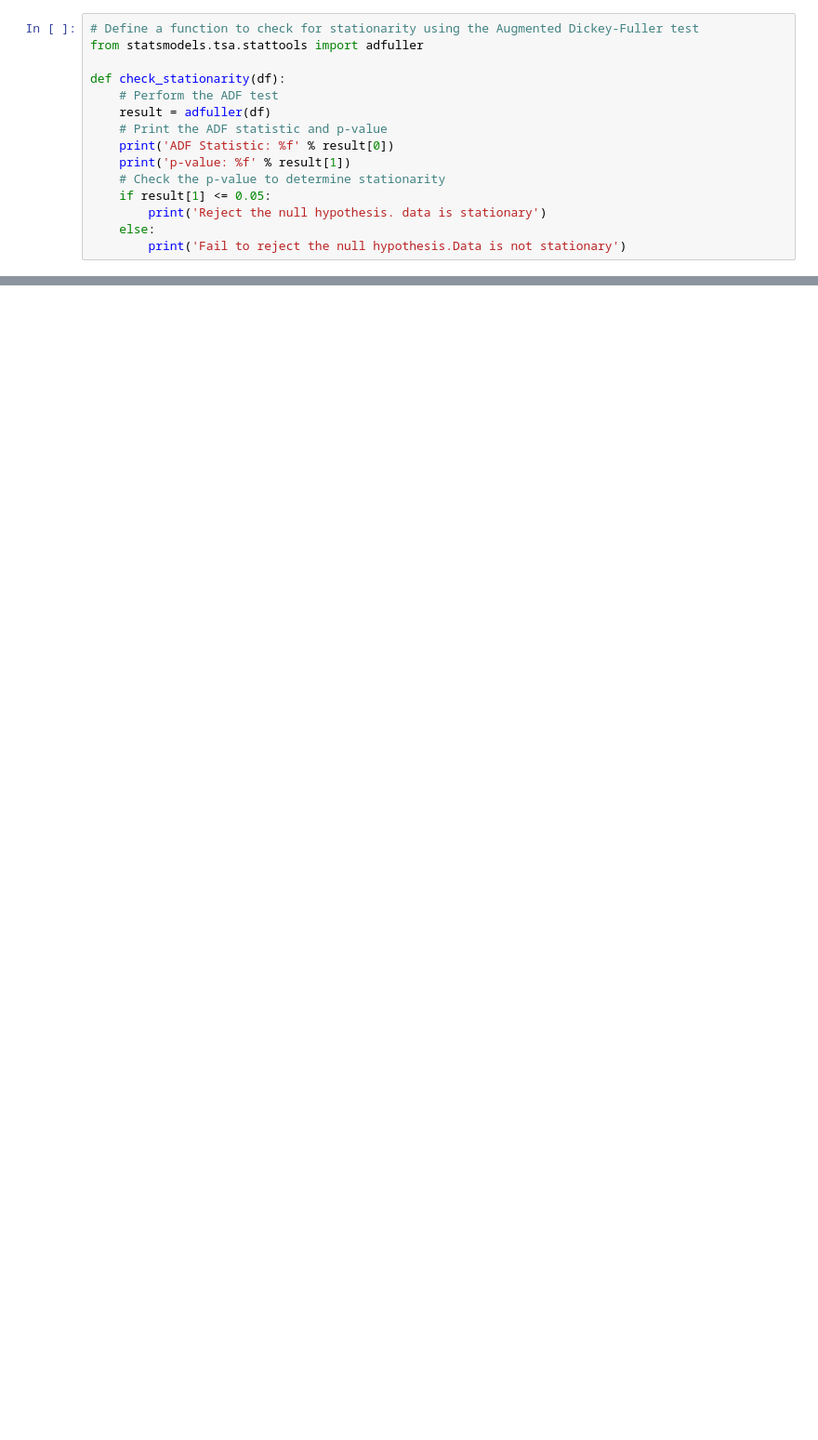
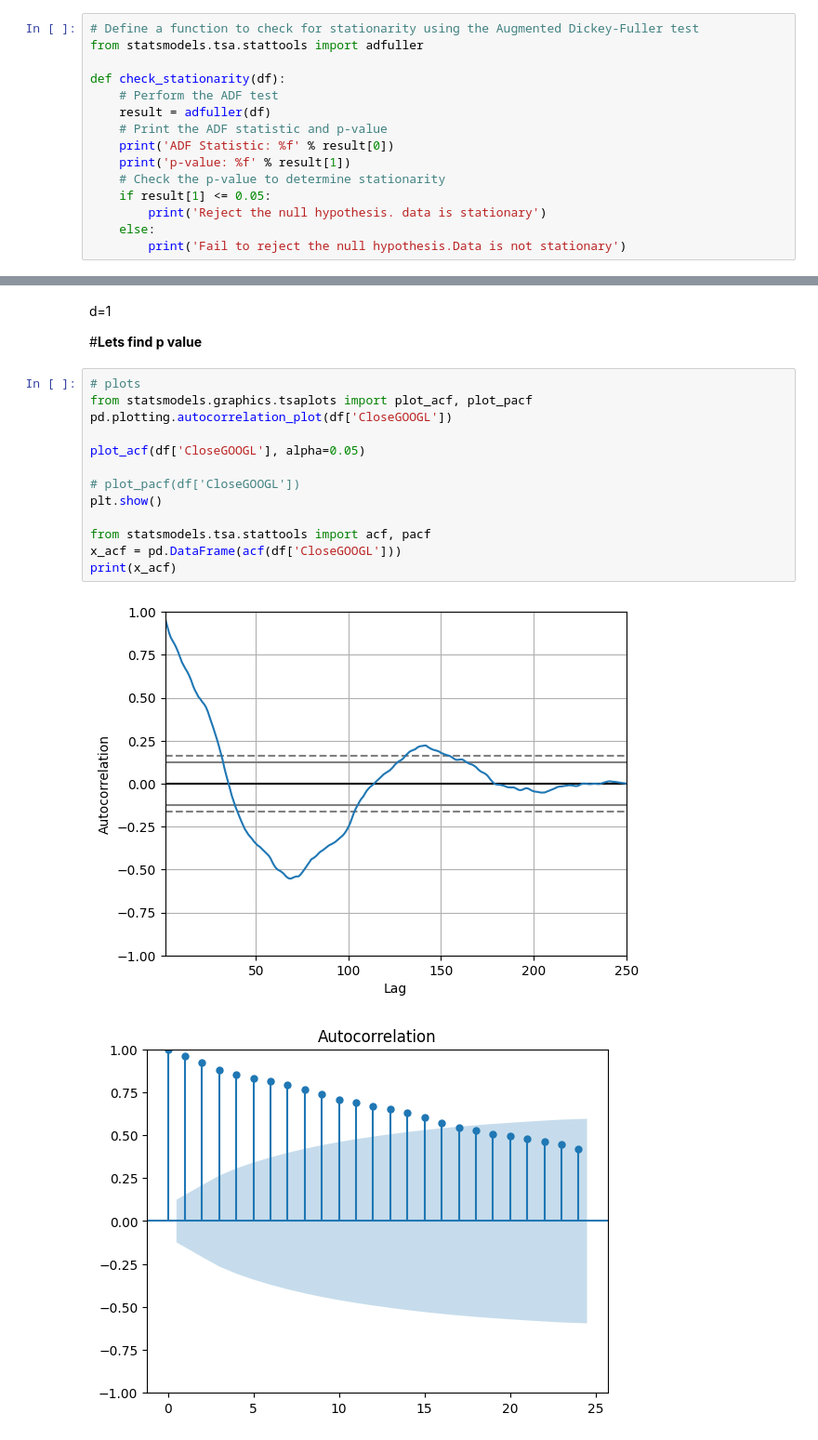
Before and after one commit to Saifullah785/deep-learning-projects, a Jupyter notebook: Project_03_forecasting_financial_market/Project_03_forecasting_Stock_Market.ipynb, the cells around one changed output, grey strips where cells are left out. Shown at 93% size. Saved outputs shown, nothing was run; the diff lists cells and outputs as text; blank space fills up the shorter version.

```diff
--- a/Project_03_forecasting_financial_market/Project_03_forecasting_Stock_Market.ipynb
+++ b/Project_03_forecasting_financial_market/Project_03_forecasting_Stock_Market.ipynb
@@ -246,0 +261,20 @@ display(df.head())
+# %% [markdown]
+d=1
+
+#**Lets find p value**
+# %%
+# plots
+from statsmodels.graphics.tsaplots import plot_acf, plot_pacf
+pd.plotting.autocorrelation_plot(df['CloseGOOGL'])
+
+plot_acf(df['CloseGOOGL'], alpha=0.05)
+
+# plot_pacf(df['CloseGOOGL'])
+plt.show()
+
+from statsmodels.tsa.stattools import acf, pacf
+x_acf = pd.DataFrame(acf(df['CloseGOOGL']))
+print(x_acf)
+# %% [output]
+[figure, added]
+[figure, added]
```
Also changed, not shown: parts of 22 cells of this notebook.
